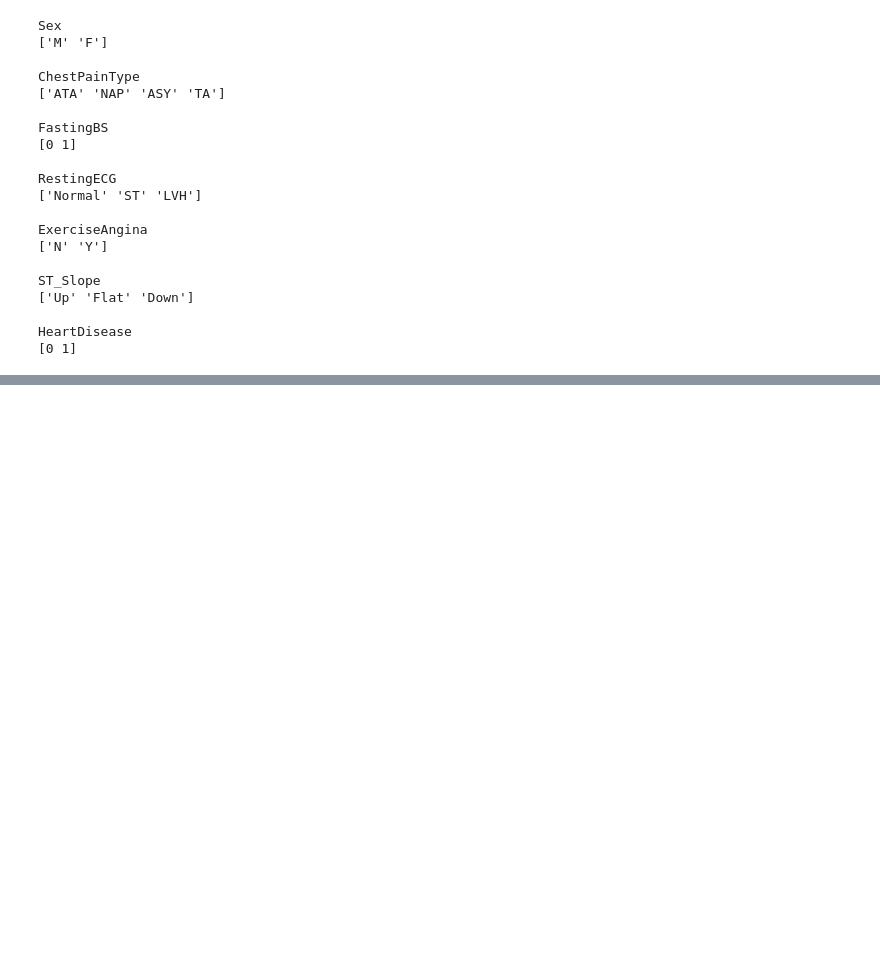
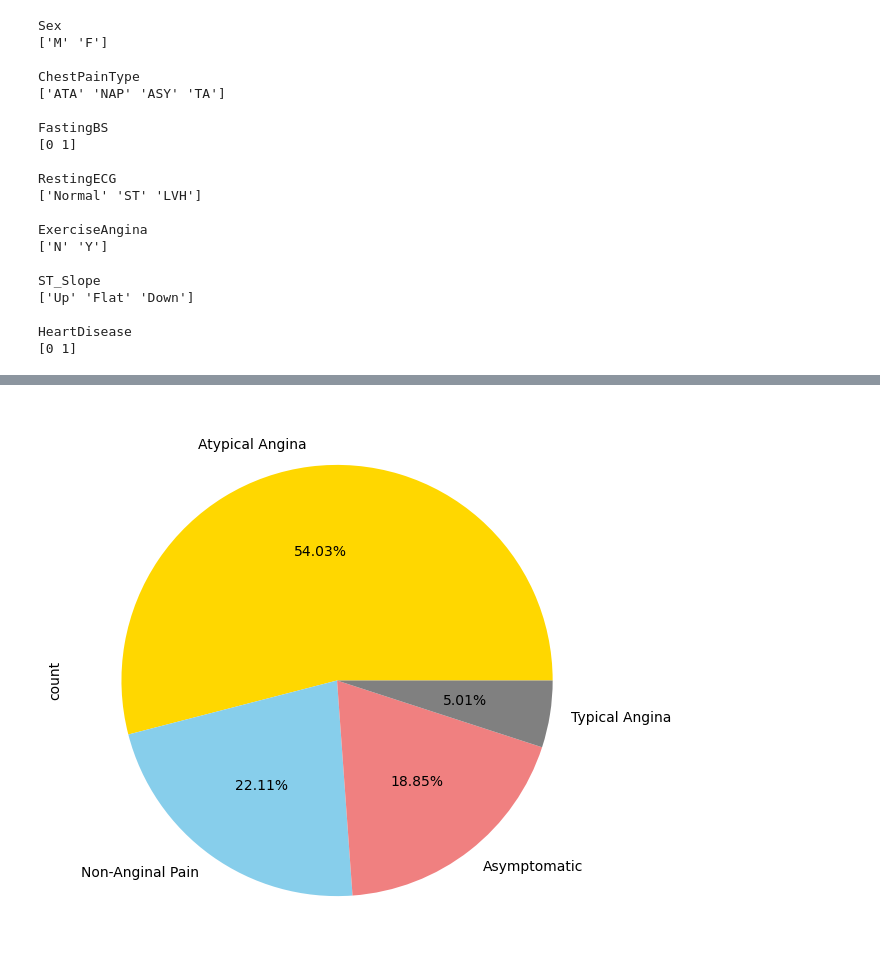
Before and after one commit to nezzzzo/ds-ai-projects, a Jupyter notebook: ML/Classification/Heart Disease/Heart Disease.ipynb, the cells around one changed output, grey strips where cells are left out. Saved outputs shown, nothing was run; the diff lists cells and outputs as text; code cells hidden in the pictures; blank space fills up the shorter version.

```diff
--- a/ML/Classification/Heart Disease/Heart Disease.ipynb
+++ b/ML/Classification/Heart Disease/Heart Disease.ipynb
@@ -94,0 +114,12 @@ HeartDisease
+# %%
+chest_pain_count = df["ChestPainType"].value_counts()
+plt.figure(figsize=(7, 7))
+
+chest_pain_count.plot(kind="pie",
+                      labels=['Atypical Angina', 'Non-Anginal Pain', 'Asymptomatic', 'Typical Angina'],
+                      colors=["gold", "skyblue", "lightcoral", "gray"],
+                      autopct="%.2f%%")
+
+plt.show()
+# %% [output]
+[figure, added]
```
Also changed, not shown: parts of 4 cells of this notebook.
